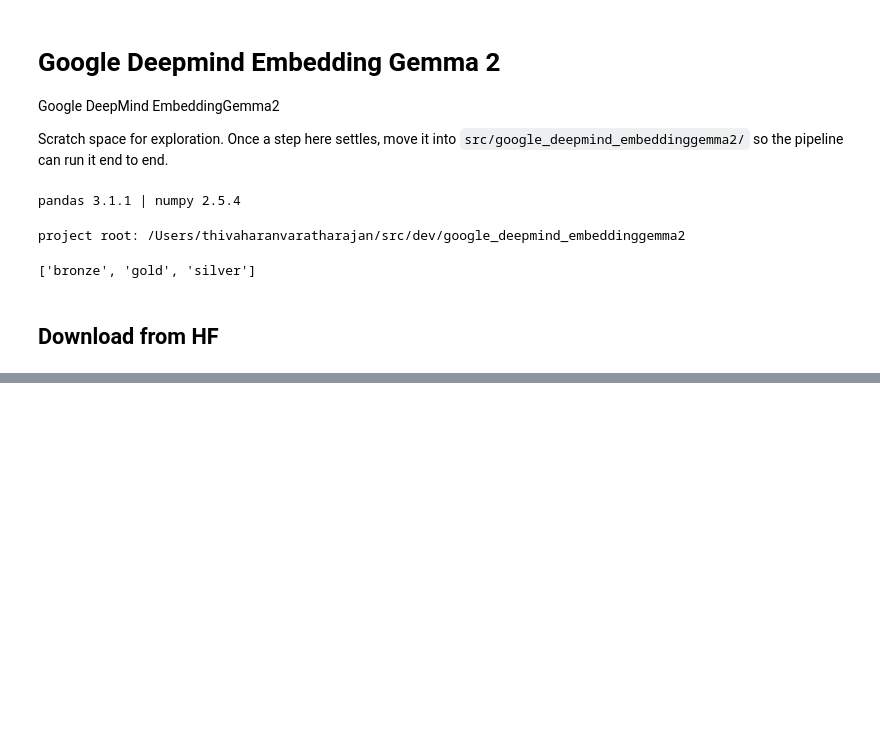
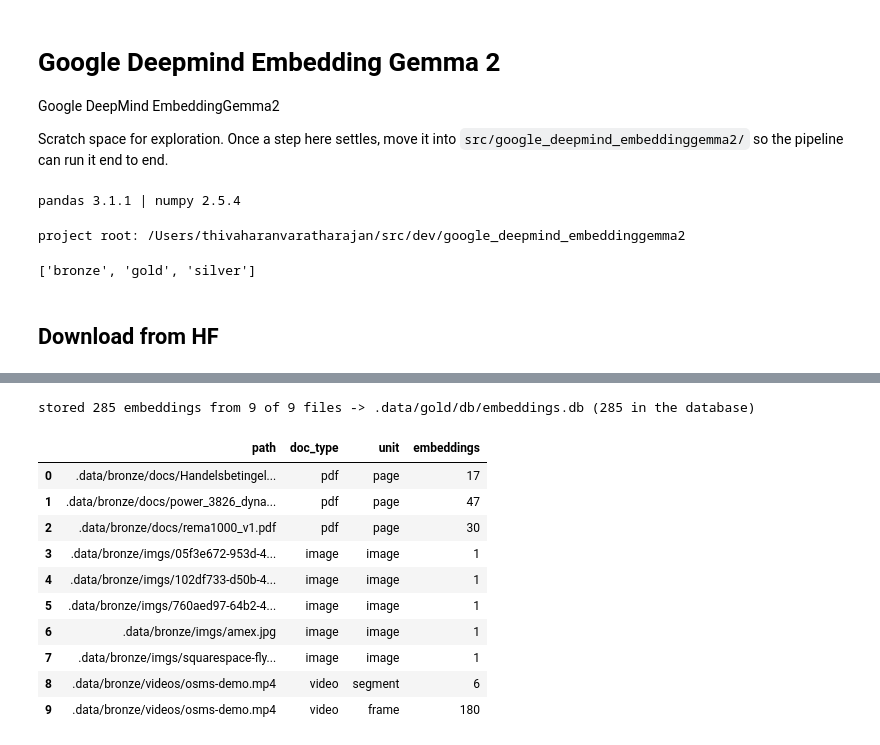
Before and after one commit to ThivaV/google_deepmind_embeddinggemma2, a Jupyter notebook: notebooks/google_deepmind_embeddinggemma2.ipynb, the cells around one changed output, grey strips where cells are left out. Drawn from its saved outputs; the diff is of its cells as text; code cells hidden in the pictures; blank space fills up the shorter version.

```diff
--- a/notebooks/google_deepmind_embeddinggemma2.ipynb
+++ b/notebooks/google_deepmind_embeddinggemma2.ipynb
@@ -88,0 +492,28 @@ model saved to: .models/embeddinggemma-2
+# %%
+# Embed everything in .data/bronze and store it in the database
+bronze_files = sorted(
+    p.relative_to(PROJECT_ROOT) for p in (DATA_DIR / "bronze").rglob("*")
+    if p.is_file() and not p.name.startswith(".")
+)
+# "auto": each file's type comes from its extension. skip_errors: unsupported or
+# unreadable files are skipped and listed in a warning rather than stopping the run.
+embeddings_df = generate_embeddings("auto", bronze_files, skip_errors=True)
+stored = store_embeddings(embeddings_df)
+
+in_db = db.query(COLLECTION, filter="", output_fields=["count(*)"])[0]["count(*)"]
+print(f"stored {stored} embeddings from {embeddings_df['path'].nunique()} of {len(bronze_files)} files "
+      f"-> {Path(DB_URI).relative_to(PROJECT_ROOT)} ({in_db} in the database)")
+embeddings_df.groupby(["path", "doc_type", "unit"], sort=False).size().rename("embeddings").reset_index()
+# %% [output]
+stored 285 embeddings from 9 of 9 files -> .data/gold/db/embeddings.db (285 in the database)
+|  | path | doc_type | unit | embeddings |
+| 0 | .data/bronze/docs/Handelsbetingel... | pdf | page | 17 |
+| 1 | .data/bronze/docs/power_3826_dyna... | pdf | page | 47 |
+| 2 | .data/bronze/docs/rema1000_v1.pdf | pdf | page | 30 |
+| 3 | .data/bronze/imgs/05f3e672-953d-4... | image | image | 1 |
+| 4 | .data/bronze/imgs/102df733-d50b-4... | image | image | 1 |
+| 5 | .data/bronze/imgs/760aed97-64b2-4... | image | image | 1 |
+| 6 | .data/bronze/imgs/amex.jpg | image | image | 1 |
+| 7 | .data/bronze/imgs/squarespace-fly... | image | image | 1 |
+| 8 | .data/bronze/videos/osms-demo.mp4 | video | segment | 6 |
+| 9 | .data/bronze/videos/osms-demo.mp4 | video | frame | 180 |
```
Also changed, not shown: parts of 11 cells of this notebook, 1 other file.
